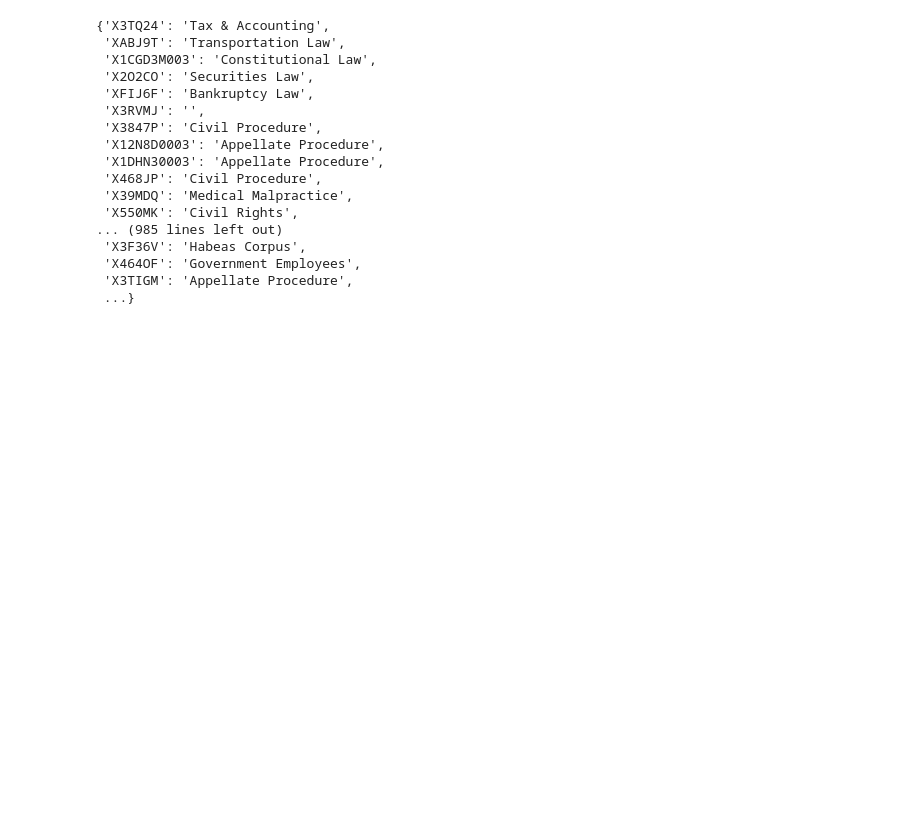
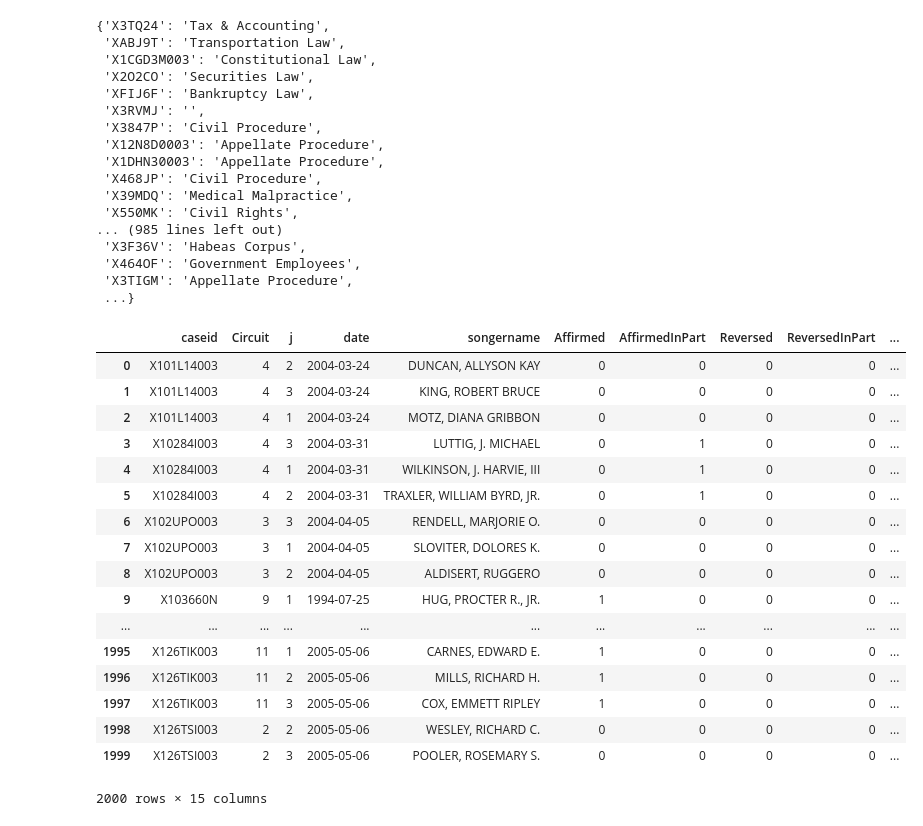
Before and after one commit to watchernyu/judge_embedding, a Jupyter notebook: trials.ipynb, the cells around one changed output. Drawn from its saved outputs; the diff is of its cells as text; code cells hidden in the pictures; blank space fills up the shorter version.

```diff
--- a/trials.ipynb
+++ b/trials.ipynb
@@ -12,4 +13,8 @@ cite_graph_path = '/data/Dropbox/Data/corpora/chen-cases/cite-graph/graph.zip'
 judge_bio_data_path = '/data/Dropbox/Data/Judge-Bios/judgebios/JudgesBioReshaped_TOUSE.dta'
 topic_data_path = '/data/Dropbox/Projects/Ash_Chen/metadata/bb2topic.pkl'
 processed_data_path = '/data/Dropbox/judge_embedding_data_sp18'
+
+meta_data_path = '/data/Dropbox/judge_embedding_data_sp18/circuit_metadata_excerpt.dta'
+table_of_cases_path = '/data/Dropbox/judge_embedding_data_sp18/tableofcases'
+
 pd.options.display.max_columns = 999
@@ -134,3 +180,27 @@ topic_data
  'X464OF': 'Government Employees',
  'X3TIGM': 'Appellate Procedure',
  ...}
+# %%
+#meta data
+df_meta_ptr = pd.read_stata(meta_data_path,iterator=True)
+df_meta = df_meta_ptr.get_chunk(2000)
+df_meta
+# %% [output]
+|  | caseid | Circuit | j | date | songername | Affirmed | AffirmedInPart | Reversed | ReversedInPart | ... |
+| 0 | X101L14003 | 4 | 2 | 2004-03-24 | DUNCAN, ALLYSON KAY | 0 | 0 | 0 | 0 | ... |
+| 1 | X101L14003 | 4 | 3 | 2004-03-24 | KING, ROBERT BRUCE | 0 | 0 | 0 | 0 | ... |
+| 2 | X101L14003 | 4 | 1 | 2004-03-24 | MOTZ, DIANA GRIBBON | 0 | 0 | 0 | 0 | ... |
+| 3 | X10284I003 | 4 | 3 | 2004-03-31 | LUTTIG, J. MICHAEL | 0 | 1 | 0 | 0 | ... |
+| 4 | X10284I003 | 4 | 1 | 2004-03-31 | WILKINSON, J. HARVIE, III | 0 | 1 | 0 | 0 | ... |
+| 5 | X10284I003 | 4 | 2 | 2004-03-31 | TRAXLER, WILLIAM BYRD, JR. | 0 | 1 | 0 | 0 | ... |
+| 6 | X102UPO003 | 3 | 3 | 2004-04-05 | RENDELL, MARJORIE O. | 0 | 0 | 0 | 0 | ... |
+| 7 | X102UPO003 | 3 | 1 | 2004-04-05 | SLOVITER, DOLORES K. | 0 | 0 | 0 | 0 | ... |
+| 8 | X102UPO003 | 3 | 2 | 2004-04-05 | ALDISERT, RUGGERO | 0 | 0 | 0 | 0 | ... |
+| 9 | X103660N | 9 | 1 | 1994-07-25 | HUG, PROCTER R., JR. | 1 | 0 | 0 | 0 | ... |
+| ... | ... | ... | ... | ... | ... | ... | ... | ... | ... | ... |
+| 1995 | X126TIK003 | 11 | 1 | 2005-05-06 | CARNES, EDWARD E. | 1 | 0 | 0 | 0 | ... |
+| 1996 | X126TIK003 | 11 | 2 | 2005-05-06 | MILLS, RICHARD H. | 1 | 0 | 0 | 0 | ... |
+| 1997 | X126TIK003 | 11 | 3 | 2005-05-06 | COX, EMMETT RIPLEY | 1 | 0 | 0 | 0 | ... |
+| 1998 | X126TSI003 | 2 | 2 | 2005-05-06 | WESLEY, RICHARD C. | 0 | 0 | 0 | 0 | ... |
+| 1999 | X126TSI003 | 2 | 3 | 2005-05-06 | POOLER, ROSEMARY S. | 0 | 0 | 0 | 0 | ... |
+2000 rows × 15 columns
```
Also changed, not shown: parts of 9 cells of this notebook, 1 other file.
